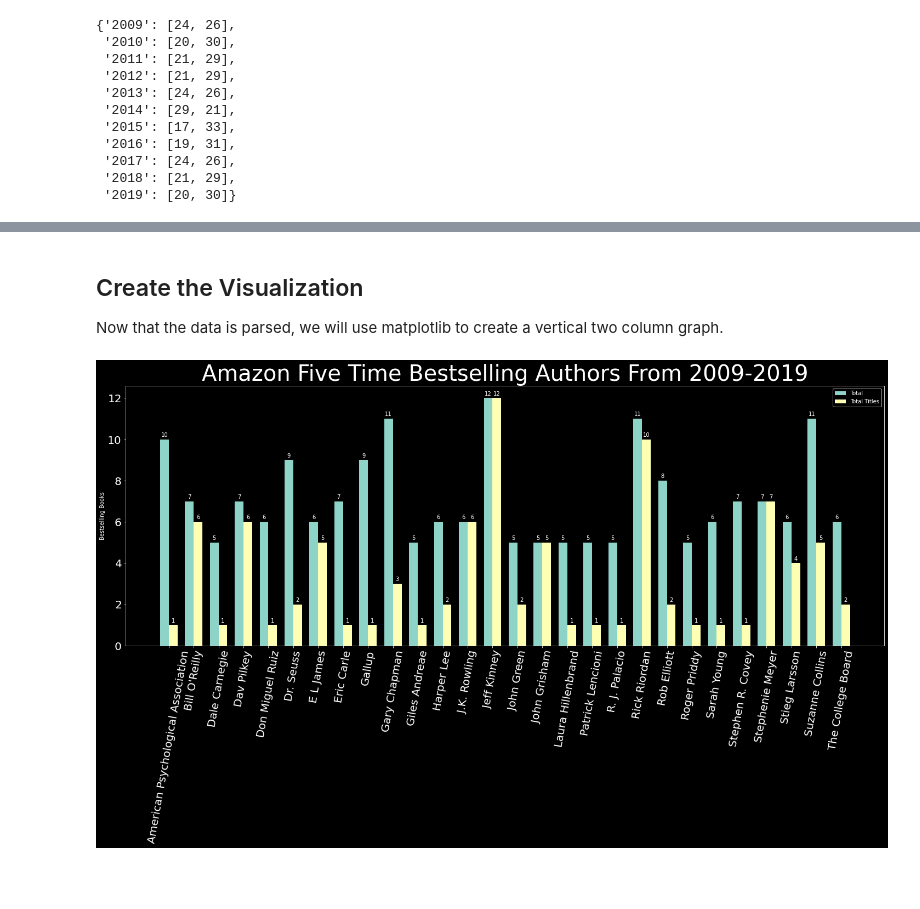
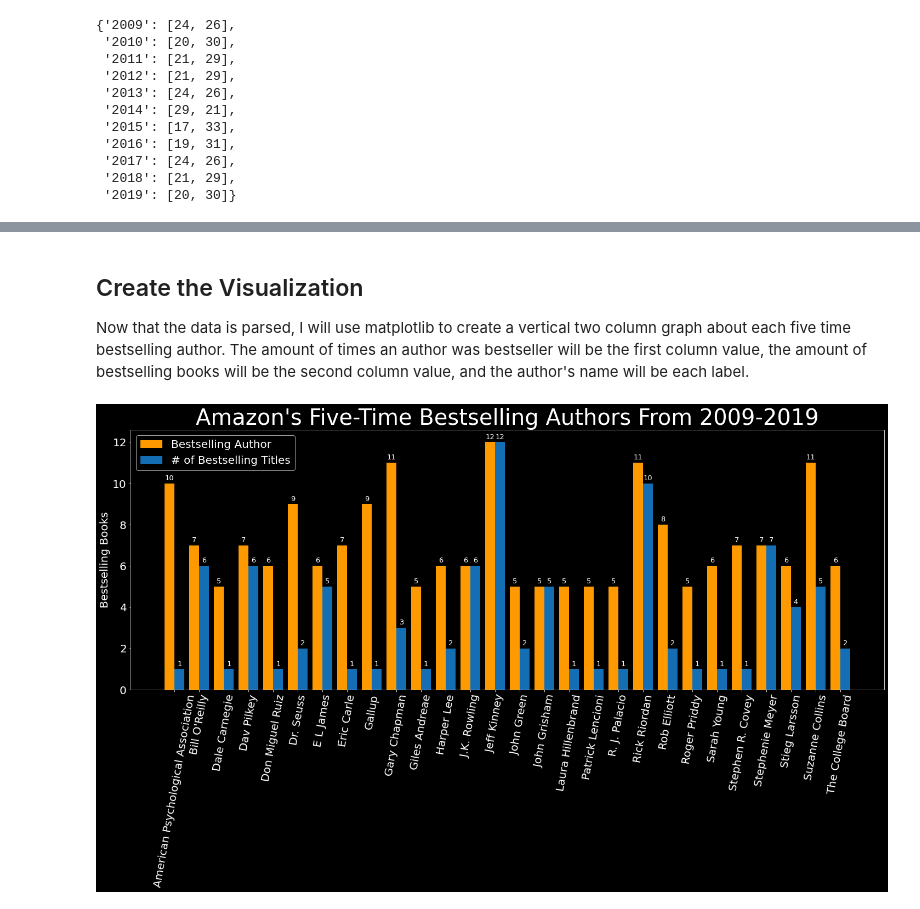
Before and after one commit to AudreyRae2K/data_vis_intro, a Jupyter notebook: data_vis.ipynb, the cells around one changed output, grey strips where cells are left out. Drawn from its saved outputs; the diff is of its cells as text; code cells hidden in the pictures; blank space fills up the shorter version.

```diff
--- a/data_vis.ipynb
+++ b/data_vis.ipynb
@@ -239,46 +257,47 @@ for key, value in sorted(name_dictionary.items()):
 # %% [markdown]
 ## Create the Visualization
 
-Now that the data is parsed, we will use matplotlib to create a vertical two column graph.
+Now that the data is parsed, I will use matplotlib to create a vertical two column graph about each five time bestselling author. The amount of times an author was bestseller will be the first column value, the amount of bestselling books will be the second column value, and the author's name will be each label.
 # %%
 labels = Bestselling_Authors
 total = First
 total_titles = Second
 
+plt.style.use('dark_background')
 x = np.arange(len(Bestselling_Authors))  # the label locations
-width = 0.35  # the width of the bars
+width = .40  # the width of the bars
 
 fig, ax = plt.subplots(figsize=(20, 10))
-rects1 = ax.bar(x - width/2, total, width, label='Total')
-rects2 = ax.bar(x + width/2, total_titles, width, label='Total Titles')
+rects1 = ax.bar(x - width/2, total, width, label='Bestselling Author', color="#FF9900")
+rects2 = ax.bar(x + width/2, total_titles, width, label='# of Bestselling Titles', color="#146EB4")
 
 
 # Add some text for labels, title and custom x-axis tick labels, etc.
-ax.set_ylabel('Bestselling Books')
-ax.set_title('Amazon Five Time Bestselling Authors From 2009-2019', fontsize="40")
+ax.set_ylabel('Bestselling Books', fontsize=20)
+ax.set_title("Amazon's Five-Time Bestselling Authors From 2009-2019", fontsize="40")
 ax.set_xticks(x)
 ax.set_xticklabels(labels)
-ax.legend()
+ax.legend(fontsize=20)
 plt.xticks(rotation=80)
 
 def autolabel(rects):
     """Attach a text label above each bar in *rects*, displaying its height."""
     for rect in rects:
         height = rect.get_height()
         ax.annotate('{}'.format(height),
                     xy=(rect.get_x() + rect.get_width() / 2, height),
                     xytext=(0, 3),  # 3 points vertical offset
                     textcoords="offset points",
-                    ha='center', va='bottom')
+                    ha='center', va='bottom', fontsize="13")
 
 
 autolabel(rects1)
 autolabel(rects2)
 
 fig.tight_layout()
 plt.tick_params(labelsize=20)
 
 
 plt.show()
 # %% [output]
-[figure, old version]
+[figure, new version]
```
Also changed, not shown: parts of 11 cells of this notebook, 1 other file.
